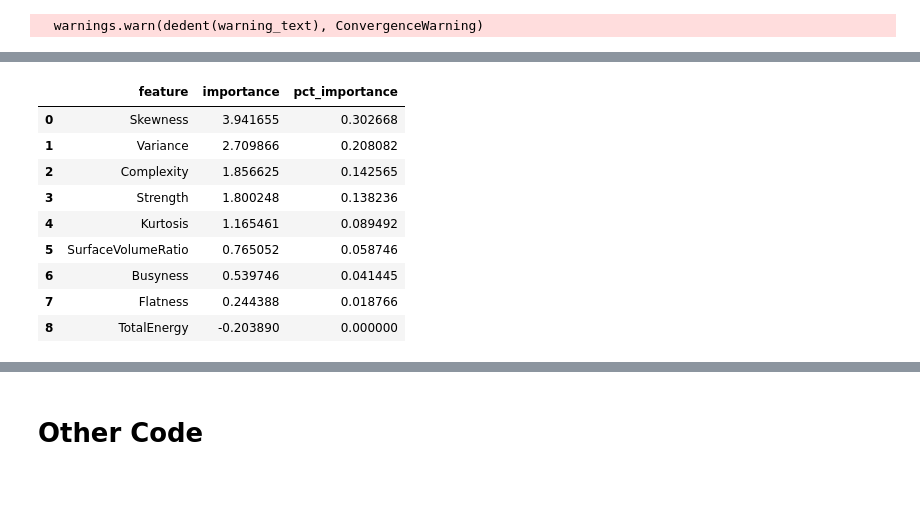
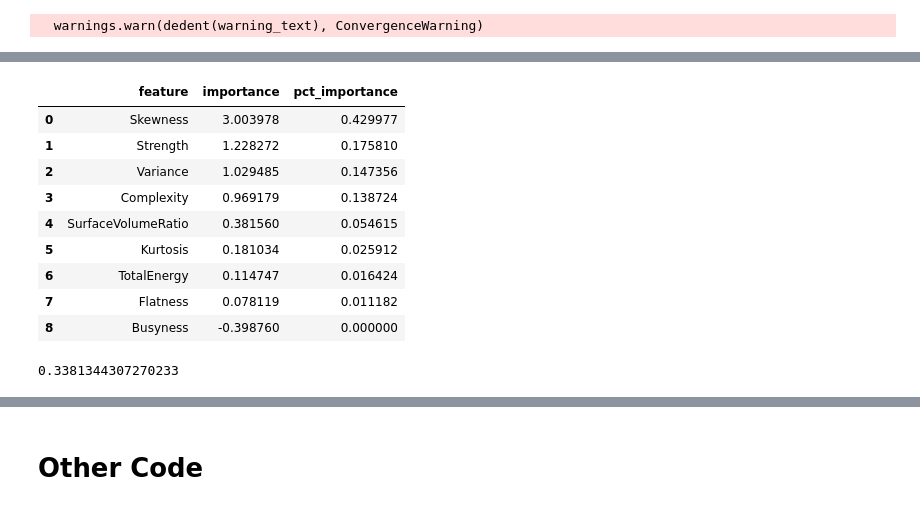
Before and after one commit to strixy16/deep-icc, a Jupyter notebook: RandomSurvivalForest/hdfs_random_forest.ipynb, the cells around one changed output, grey strips where cells are left out. Drawn from its saved outputs; the diff is of its cells as text; code cells hidden in the pictures.

```diff
--- a/RandomSurvivalForest/hdfs_random_forest.ipynb
+++ b/RandomSurvivalForest/hdfs_random_forest.ipynb
@@ -171,7 +173,7 @@ def kfold_train_survival_model(X, t, e, num_trees, max_depth, min_node_size, k=5
 
         fold_rsf = train_survival_model(X_train, t_train, e_train, num_trees, max_depth, min_node_size, seed)
 
-        train_h_c_ind, train_cpe, train_ibs = evaluate_forest(fold_rsf, X_train, t_train, e_train)
+        train_h_c_ind, train_cpe, train_ibs, _ = evaluate_forest(fold_rsf, X_train, t_train, e_train)
         val_h_c_ind, val_cpe, val_ibs, _ = evaluate_forest(fold_rsf, X_val, t_val, e_val)
 
         history['train_CI'].append(train_h_c_ind)
@@ -220,7 +222,7 @@ def kfold_train_survival_model(X, t, e, num_trees, max_depth, min_node_size, k=5
 
     return avg_train_fold_results, avg_valid_fold_results, best_fold_results, best_fold_rsf
 # %%
-def gridsearch_survival_model(X, t, e):
+def gridsearch_survival_model(X, t, e, tree_search, depth_search, node_search):
     """
     Function to run a gridsearch on various Random Survival Forest hyperparameters
 
@@ -229,13 +231,16 @@ def gridsearch_survival_model(X, t, e):
         t: array -- time labels for X, when event of interest or censoring occurred
         e: array -- event labels for X, if event occurred (1=event, 0=censoring)
     """
-    num_tree=(15, 20, 25, 30, 35)
-    max_depth=(4, 6, 8, 12, 15)
-    min_node=(3, 5, 8, 10)
+    # Values to search through
+    num_tree=tree_search
+    max_depth=depth_search
+    min_node=node_search
+
+    # initialize variables to store best options
     num_tree_best = 0
     max_depth_best = 0
     min_node_best = 0
-    # c_index_best = 0
+    c_index_best = 0
     # ghci_best = 0
     avg_train_results = None
     avg_valid_results = None
@@ -253,7 +258,7 @@ def gridsearch_survival_model(X, t, e):
                 if best_val_ci > c_index_best:
                     c_index_best = best_val_ci
                     avg_train_results = avg_train_fold_results
-                    avg_valid_results = avg_train_fold_results
+                    avg_valid_results = avg_valid_fold_results
                     best_overall_results = best_fold_results
                     num_tree_best = a
                     max_depth_best = b
@@ -469,26 +557,40 @@ Cox filter remaining variables:
        'Busyness', 'Complexity', 'Variance', 'TotalEnergy'],
       dtype='object')
   warnings.warn(dedent(warning_text), ConvergenceWarning)
+# %%
+X_livertumor.drop(labels=['Busyness'], inplace=True, axis=1)
 # %%
-livtum_c_index_best, livtum_ghci_best, livtum_num_tree_best, livtum_max_depth_best, livtum_min_node_best, livtum_best_fold_rsf = \
-    gridsearch_survival_model(X_livertumor, t_livertumor, e_livertumor)
+livtum_num_tree=(5, 10, 15, 20, 25)
+livtum_max_depth=(2, 4, 6, 8, 10)
+livtum_min_node=(5, 8, 10, 12, 15)
 
-print("Best k-fold c-index:",livtum_c_index_best)
+
+livtum_num_tree_best, livtum_max_depth_best, livtum_min_node_best, \
+    livtum_avg_train_results, livtum_avg_valid_results, livtum_best_overall_results, livtum_best_fold_rsf \
+        = gridsearch_survival_model(X_livertumor, t_livertumor, e_livertumor, livtum_num_tree, livtum_max_depth, livtum_min_node)
+
+print("Best k-fold c-index:", livtum_best_overall_results['valid_CI'])
 # print(ghci_best)
 print("Best num_tree val:",livtum_num_tree_best)
 print("Best max_depth val:",livtum_max_depth_best)
 print("Best min_node val:",livtum_min_node_best)
 
-livertumor_rsf = train_survival_model(X_livertumor, t_livertumor, e_livertumor, num_trees=livtum_num_tree_best, max_depth=livtum_max_depth_best, min_node_size=livtum_min_node_best, seed=16)
+# livertumor_rsf = train_survival_model(X_livertumor, t_livertumor, e_livertumor, num_trees=livtum_num_tree_best, max_depth=livtum_max_depth_best, min_node_size=livtum_min_node_best, seed=16)
 
-train_livertumor_cind, train_livertumor_ghci, train_livertumor_ibs, train_livertumor_riskpred = evaluate_forest(livertumor_rsf, X_livertumor, t_livertumor, e_livertumor)
+# train_livertumor_cind, train_livertumor_ghci, train_livertumor_ibs, train_livertumor_riskpred = evaluate_forest(livertumor_rsf, X_livertumor, t_livertumor, e_livertumor)
 
-livertumor_h_c_ind, livertumor_gh_c_ind, livertumor_ibs, livertumor_riskpreds = evaluate_forest(livertumor_rsf, XT_livertumor, tT_livertumor, eT_livertumor)
+livertumor_h_c_ind, livertumor_gh_c_ind, livertumor_ibs, livertumor_riskpreds = evaluate_forest(livtum_best_fold_rsf, XT_livertumor, tT_livertumor, eT_livertumor)
 
 print("Training: ")
-print("Harrel's C-index: ", train_livertumor_cind)
-print("GH C-index: ", train_livertumor_ghci)
-print("IBS: ", train_livertumor_ibs)
+print("Harrel's C-index: ", livtum_best_overall_results['train_CI'])
+print("CPE: ", livtum_best_overall_results['train_CPE'])
+print("IBS: ", livtum_best_overall_results['train_IBS'])
+print()
+
+print("Validation: ")
+print("Harrel's C-index: ", livtum_best_overall_results['valid_CI'])
+print("CPE: ", livtum_best_overall_results['valid_CPE'])
+print("IBS: ", livtum_best_overall_results['valid_IBS'])
 
 print()
 print("Testing: ")
@@ -496,6 +598,6 @@ print("Harrel's C-index: ",livertumor_h_c_ind)
 print("GH C-index: ",livertumor_gh_c_ind)
 print("IBS: ",livertumor_ibs)
 
-var_imps = livertumor_rsf.variable_importance_table
+var_imps = livtum_best_fold_rsf.variable_importance_table
 var_imps
 # %% [output]
@@ -515,10 +622,14 @@ IBS:  0.24770199890714759
 |  | feature | importance | pct_importance |
-| 0 | Skewness | 3.941655 | 0.302668 |
-| 1 | Variance | 2.709866 | 0.208082 |
-| 2 | Complexity | 1.856625 | 0.142565 |
-| 3 | Strength | 1.800248 | 0.138236 |
-| 4 | Kurtosis | 1.165461 | 0.089492 |
-| 5 | SurfaceVolumeRatio | 0.765052 | 0.058746 |
-| 6 | Busyness | 0.539746 | 0.041445 |
-| 7 | Flatness | 0.244388 | 0.018766 |
-| 8 | TotalEnergy | -0.203890 | 0.000000 |
+| 0 | Skewness | 3.003978 | 0.429977 |
+| 1 | Strength | 1.228272 | 0.175810 |
+| 2 | Variance | 1.029485 | 0.147356 |
+| 3 | Complexity | 0.969179 | 0.138724 |
+| 4 | SurfaceVolumeRatio | 0.381560 | 0.054615 |
+| 5 | Kurtosis | 0.181034 | 0.025912 |
+| 6 | TotalEnergy | 0.114747 | 0.016424 |
+| 7 | Flatness | 0.078119 | 0.011182 |
+| 8 | Busyness | -0.398760 | 0.000000 |
+# %%
+lifelines.utils.concordance_index(tT_livertumor, livertumor_riskpreds, eT_livertumor)
+# %% [output]
+0.3381344307270233
```
Also changed, not shown: parts of 15 cells of this notebook.
